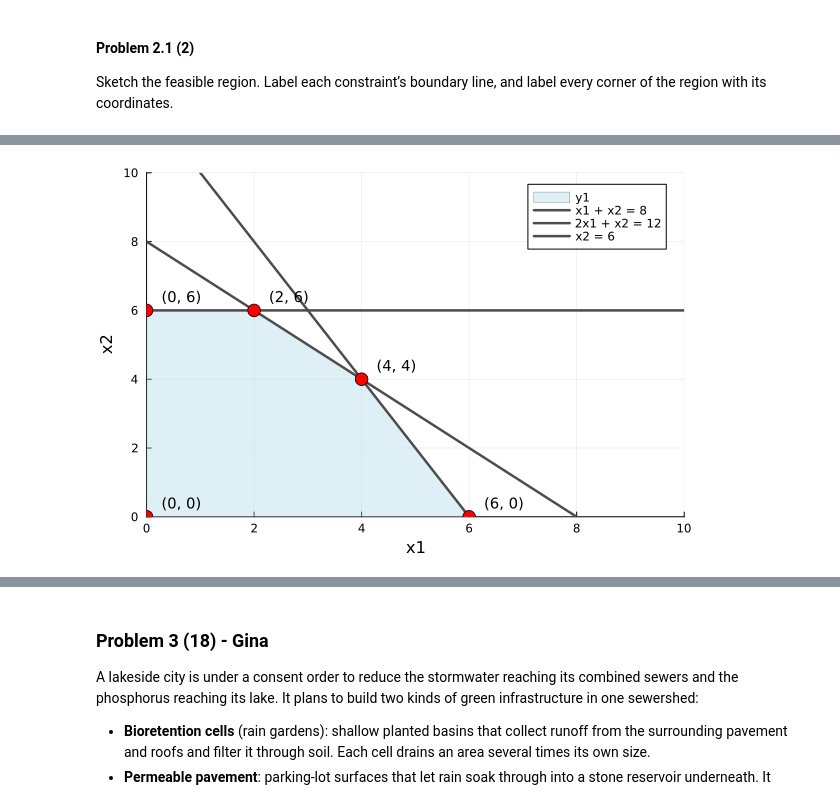
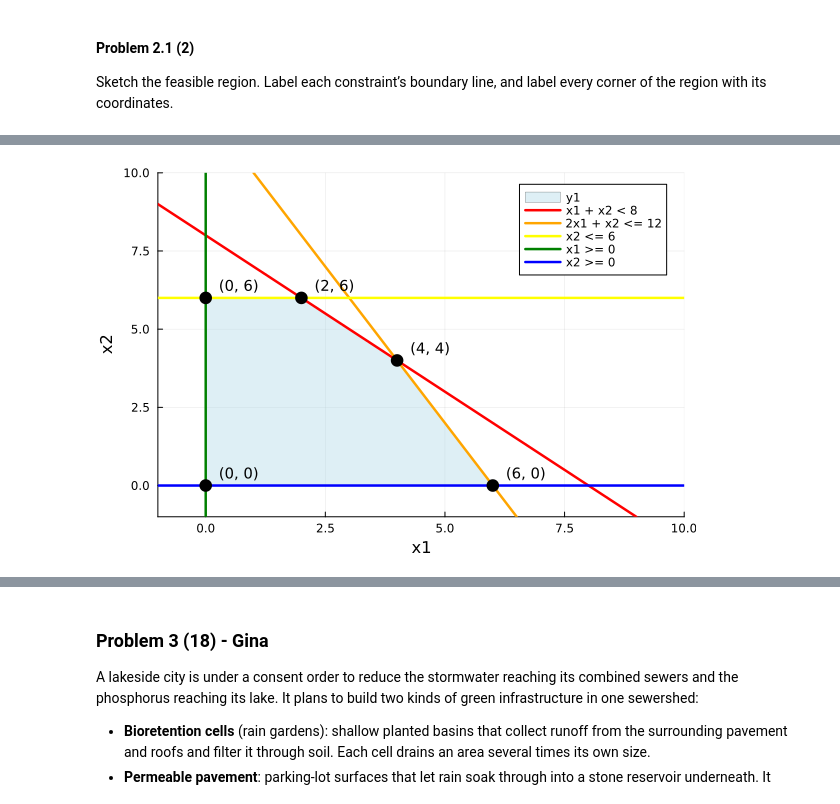
Before and after one commit to gchen8888/hw06, a Jupyter notebook: hw06.ipynb, the cells around one changed output, grey strips where cells are left out. Drawn from its saved outputs; the diff is of its cells as text; code cells hidden in the pictures.

```diff
--- a/hw06.ipynb
+++ b/hw06.ipynb
@@ -158,33 +158,38 @@ The feasible region is shaded with light blue in both the sketch output and in t
 # %%
 # Problem 2.1
 # build from Desmos result
 
 # Given the three constaint equations
 slope = [-1, -2, 0]
 intercept = [8, 12, 6]
-label = ["x1 + x2 = 8", "2x1 + x2 = 12", "x2 = 6"]
+label = ["x1 + x2 < 8", "2x1 + x2 <= 12", "x2 <= 6"]
+line_color = [:red, :orange, :yellow]
 
 # Corners, found from Desmos setup/visual
 corners = [(0, 0), (6, 0), (4, 4), (2, 6), (0, 6)]
 
-plot_region = plot(Shape(first.(corners), last.(corners)), color=:lightblue, alpha=0.4, linewidth=0, xlims=(0, 10), ylims=(0, 10), xlabel="x1", ylabel="x2", legend=:topright)
+plot_region = plot(Shape(first.(corners), last.(corners)), color=:lightblue, alpha=0.4, linewidth=0, xlims=(-1, 10), ylims=(-1, 10), xlabel="x1", ylabel="x2", legend=:topright)
 
 
-x1_vals = 0:0.1:10
+x1_vals = -1:0.1:10
 for i in 1:3
-    plot!(plot_region, x1_vals, slope[i] .* x1_vals .+ intercept[i], color=:gray30, linewidth=2.5, label=label[i])
+    plot!(plot_region, x1_vals, slope[i] .* x1_vals .+ intercept[i], color=line_color[i], linewidth=2.5, label=label[i])
 end
 
+# Constraints for non negativity
+vline!(plot_region, [0], color=:green, linewidth=2.5, label="x1 >= 0")
+hline!(plot_region, [0], color=:blue, linewidth=2.5, label="x2 >= 0")
+
 # Label each corner with its coordinates
-scatter!(plot_region, first.(corners), last.(corners), color=:red, markersize=7, label="")
+scatter!(plot_region, first.(corners), last.(corners), color=:black, markersize=7, label="")
 
 for c in corners
     annotate!(plot_region, c[1] + 0.3, c[2] + 0.4, text("($(c[1]), $(c[2]))", 10, :left))
 end
 
 plot_region
 # %% [output]
-[figure, old version]
+[figure, new version]
 # %% [markdown]
 #### Problem 2.2 (5)
 
```
Also changed, not shown: parts of 2 cells of this notebook, 3 other files.
